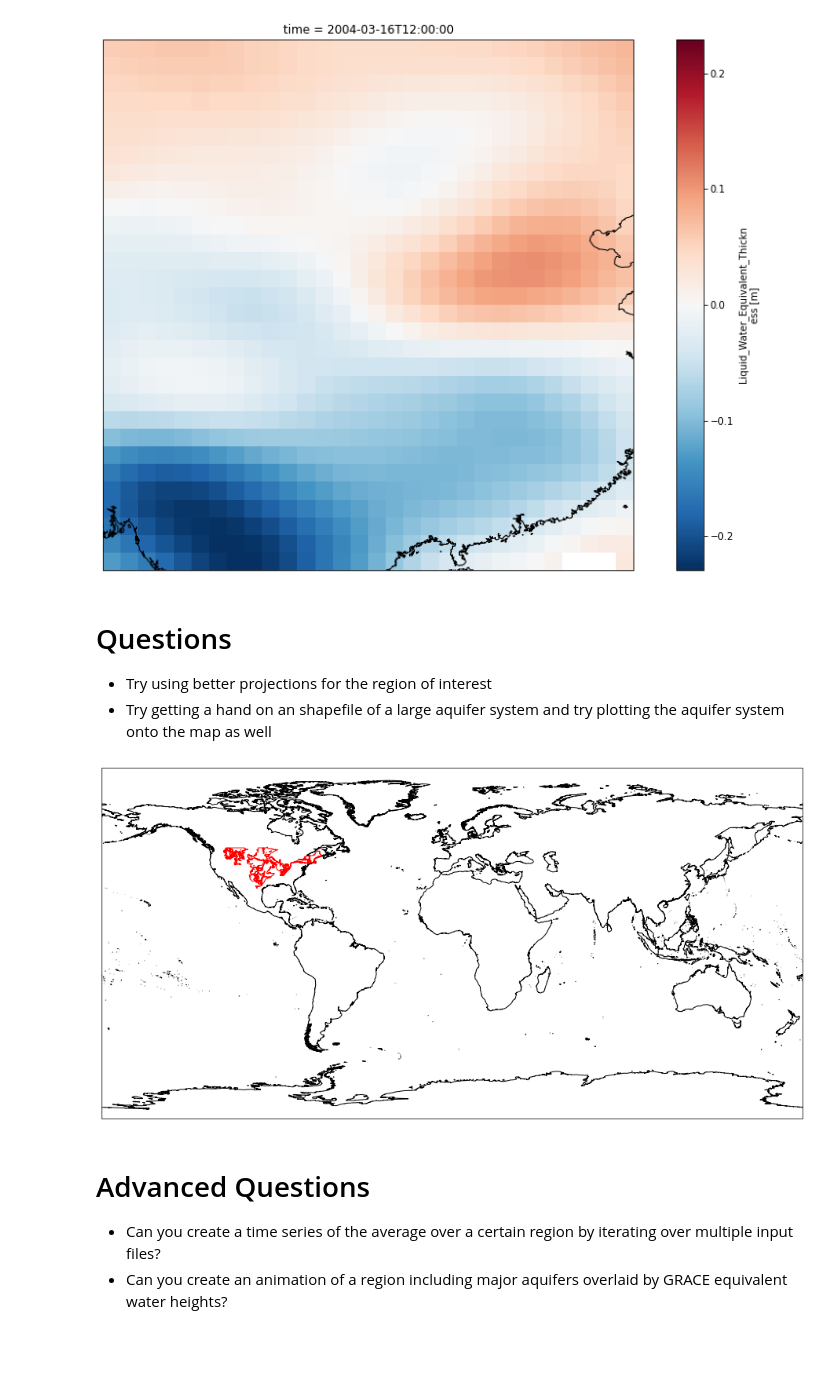
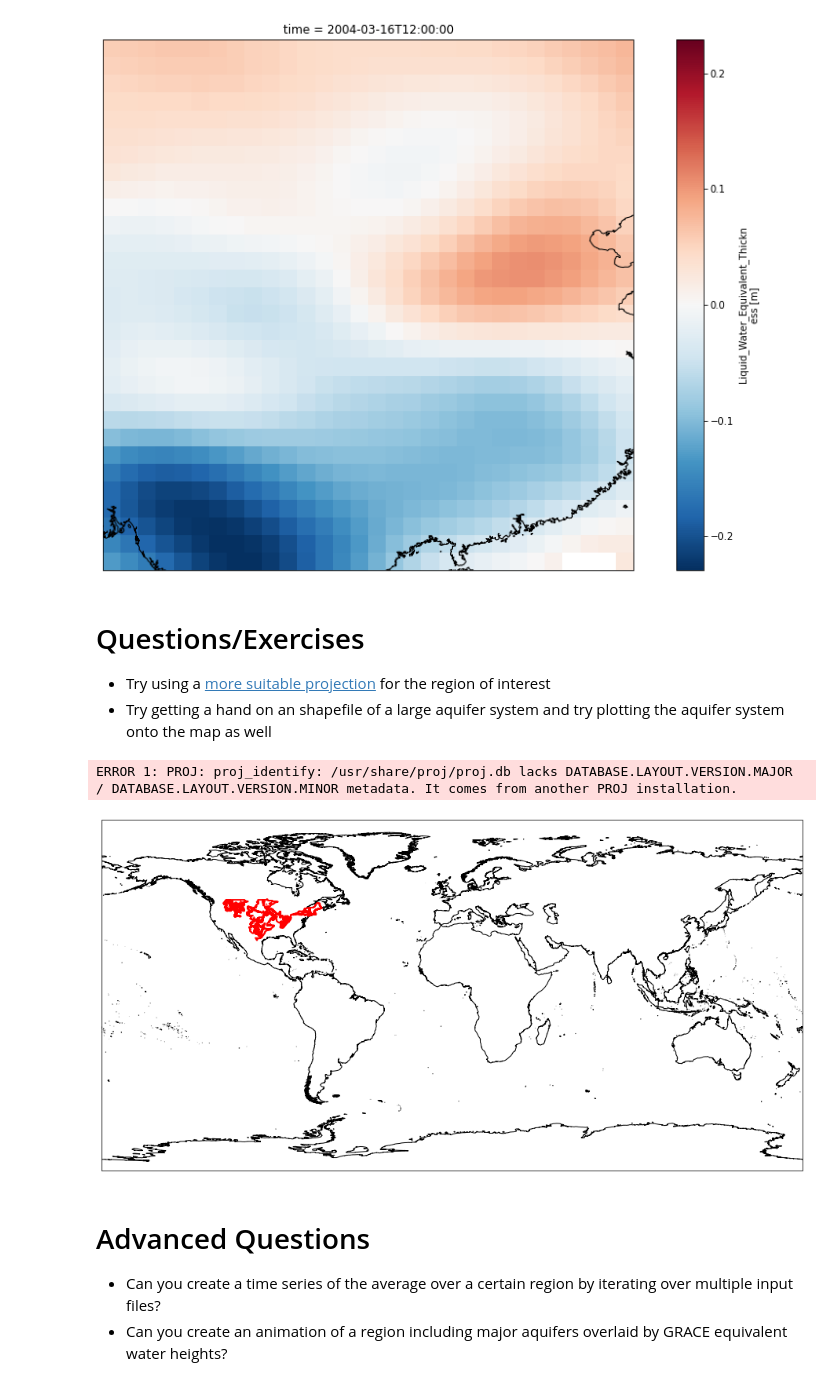
Before and after one commit to EOAfrica/tm3-satellite-gravimetry, a Jupyter notebook: C_tm3_GRACEL3-Exercise-template.ipynb, the cells around one changed output. Saved outputs shown, nothing was run; the diff lists cells and outputs as text; code cells hidden in the pictures; blank space fills up the shorter version.

Commit message:
Modify add_geometries plotting parameters so that it works again

```diff
--- a/C_tm3_GRACEL3-Exercise-template.ipynb
+++ b/C_tm3_GRACEL3-Exercise-template.ipynb
@@ -119,8 +117,8 @@ ax.coastlines(resolution='10m')
 <cartopy.mpl.feature_artist.FeatureArtist at 0x...>
 [figure]
 # %% [markdown]
-# Questions
-* Try using better projections for the region of interest
+# Questions/Exercises
+* Try using a [more suitable projection](https://scitools.org.uk/cartopy/docs/v0.15/crs/projections.html) for the region of interest
 * Try getting a hand on an shapefile of a large aquifer system and try plotting the aquifer system onto the map as well
 # %%
 # Do you know you can download file using python easily. Here's how we do it
@@ -143,20 +139,21 @@ with zipfile.ZipFile(fout) as zip_ref:
 #     tar.extractall("aquifers")
 # %%
 from shapely.geometry import shape
-usaqui=fiona.open("aquifers","r")
+usaqui=fiona.open("aquifers","r",crs=4326)
 
 mpl.figure(figsize=(16,10))
 crs=ccrs.PlateCarree()
 ax = mpl.subplot(projection=crs)
 ax.coastlines(resolution='10m')
 
 for x in usaqui:
     if x["properties"]["Shape_Area"] < 40:
         continue
-#     print(x["properties"])
-    ax.add_geometries([shape(x["geometry"])],crs=crs,edgeColor='red',faceColor='none',lineWidth=1)
+    # print(x["geometry"])
+    geoart=ax.add_geometries([shape(x["geometry"])],crs=crs,facecolor='none',edgecolor='red',linewidth=2)
 # %% [output]
+ERROR 1: PROJ: proj_identify: /usr/share/proj/proj.db lacks DATABASE.LAYOUT.VERSION.MAJOR / DATABASE.LAYOUT.VERSION.MINOR metadata. It comes from another PROJ installation.
-[figure, old version]
+[figure, new version]
 # %% [markdown]
 # Advanced Questions
 * Can you create a time series of the average over a certain region by iterating over multiple input files?
```
Also changed, not shown: parts of 7 cells of this notebook.
